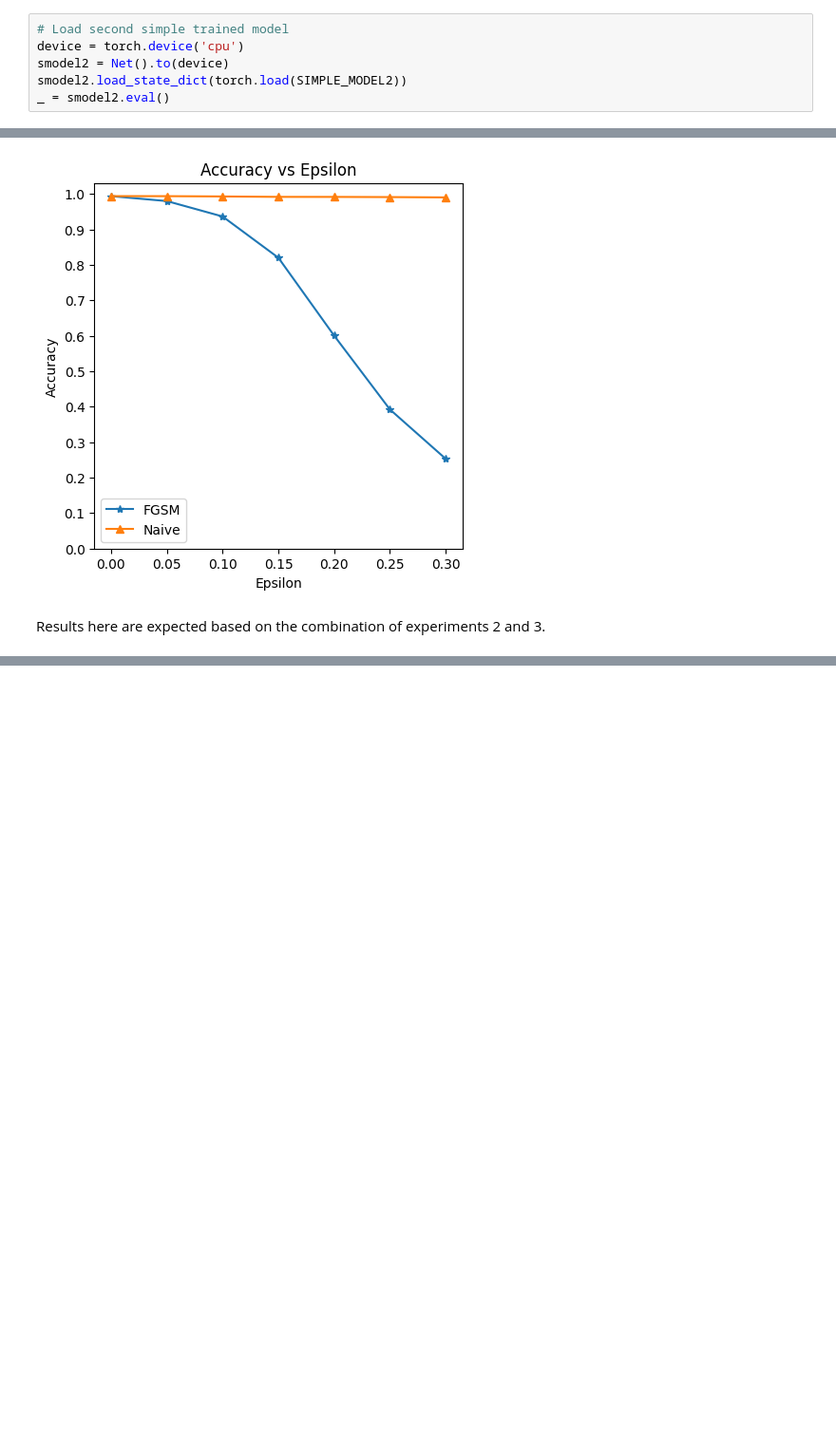
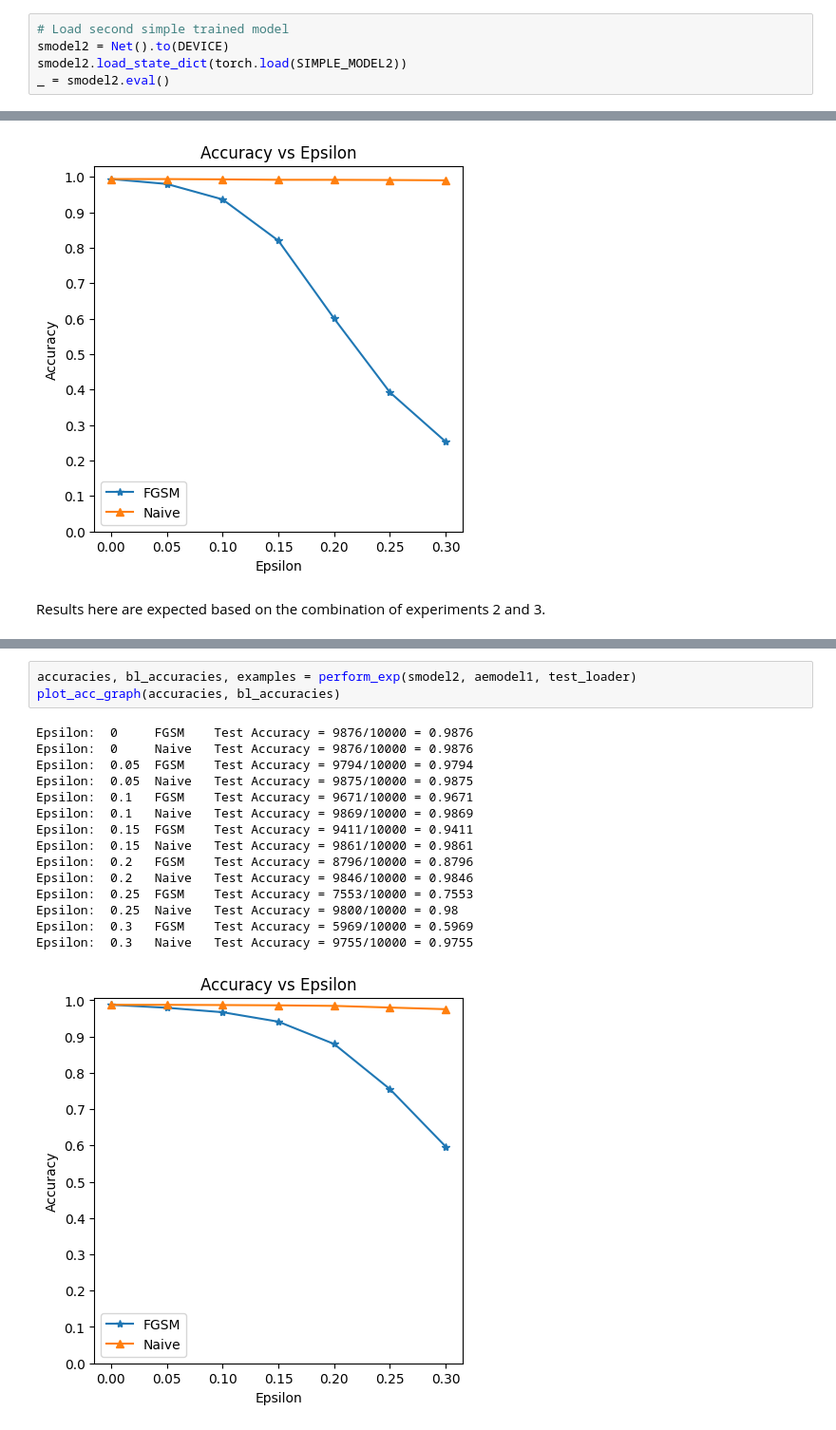
Before and after one commit to LiorSukman/Adversarial-Examples, a Jupyter notebook: Goodfellow2014_exp.ipynb, the cells around one changed output, grey strips where cells are left out. Shown at 95% size. Saved outputs shown, nothing was run; the diff lists cells and outputs as text; blank space fills up the shorter version.

```diff
--- a/Goodfellow2014_exp.ipynb
+++ b/Goodfellow2014_exp.ipynb
@@ -246,8 +248,7 @@ plot_error_mat(error_mat)
 How would the generated noise generalize to a different network with a similar architecture?
 # %%
 # Load second simple trained model
-device = torch.device('cpu')
-smodel2 = Net().to(device)
+smodel2 = Net().to(DEVICE)
 smodel2.load_state_dict(torch.load(SIMPLE_MODEL2))
 _ = smodel2.eval()
 # %%
@@ -387,0 +407,19 @@ False
+# %%
+accuracies, bl_accuracies, examples = perform_exp(smodel2, aemodel1, test_loader)
+plot_acc_graph(accuracies, bl_accuracies)
+# %% [output]
+Epsilon:  0     FGSM    Test Accuracy = 9876/10000 = 0.9876
+Epsilon:  0     Naive   Test Accuracy = 9876/10000 = 0.9876
+Epsilon:  0.05  FGSM    Test Accuracy = 9794/10000 = 0.9794
+Epsilon:  0.05  Naive   Test Accuracy = 9875/10000 = 0.9875
+Epsilon:  0.1   FGSM    Test Accuracy = 9671/10000 = 0.9671
+Epsilon:  0.1   Naive   Test Accuracy = 9869/10000 = 0.9869
+Epsilon:  0.15  FGSM    Test Accuracy = 9411/10000 = 0.9411
+Epsilon:  0.15  Naive   Test Accuracy = 9861/10000 = 0.9861
+Epsilon:  0.2   FGSM    Test Accuracy = 8796/10000 = 0.8796
+Epsilon:  0.2   Naive   Test Accuracy = 9846/10000 = 0.9846
+Epsilon:  0.25  FGSM    Test Accuracy = 7553/10000 = 0.7553
+Epsilon:  0.25  Naive   Test Accuracy = 9800/10000 = 0.98
+Epsilon:  0.3   FGSM    Test Accuracy = 5969/10000 = 0.5969
+Epsilon:  0.3   Naive   Test Accuracy = 9755/10000 = 0.9755
+[figure, added]
```
Also changed, not shown: parts of 9 cells of this notebook, 4 other files.
